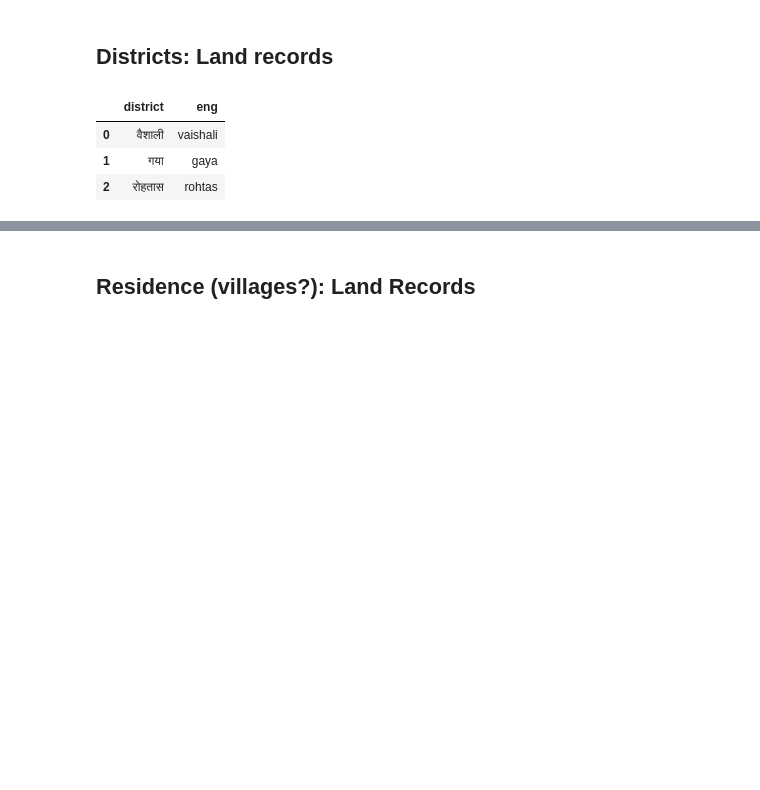
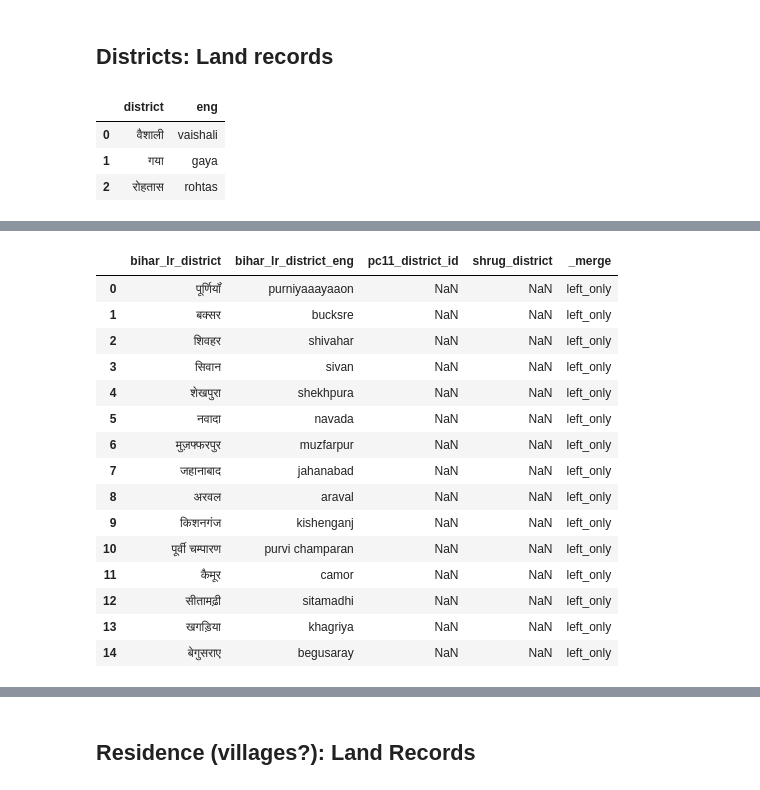
Before and after one commit to in-rolls/land, a Jupyter notebook: shrug-scratch/shrug.ipynb, the cells around one changed output, grey strips where cells are left out. Saved outputs shown, nothing was run; the diff lists cells and outputs as text; code cells hidden in the pictures; blank space fills up the shorter version.

```diff
--- a/shrug-scratch/shrug.ipynb
+++ b/shrug-scratch/shrug.ipynb
@@ -320,0 +343,25 @@ df_districts.sort_values("_merge")
+# %%
+# Show only districts found in Bihar land record
+(df_districts
+ .sort_values("_merge")
+ .query("_merge=='left_only'")
+ .remove_columns(["pc11_state_id", "geometry"])
+ .reset_index(drop=True)
+)
+# %% [output]
+|  | bihar_lr_district | bihar_lr_district_eng | pc11_district_id | shrug_district | _merge |
+| 0 | पूर्णियॉं | purniyaaayaaon | NaN | NaN | left_only |
+| 1 | बक्सर | bucksre | NaN | NaN | left_only |
+| 2 | शिवहर | shivahar | NaN | NaN | left_only |
+| 3 | सिवान | sivan | NaN | NaN | left_only |
+| 4 | शेखपुरा | shekhpura | NaN | NaN | left_only |
+| 5 | नवादा | navada | NaN | NaN | left_only |
+| 6 | मुज़फ्फरपुर | muzfarpur | NaN | NaN | left_only |
+| 7 | जहानाबाद | jahanabad | NaN | NaN | left_only |
+| 8 | अरवल | araval | NaN | NaN | left_only |
+| 9 | किशनगंज | kishenganj | NaN | NaN | left_only |
+| 10 | पूर्वी चम्पारण | purvi champaran | NaN | NaN | left_only |
+| 11 | कैमूर | camor | NaN | NaN | left_only |
+| 12 | सीतामढ़ी | sitamadhi | NaN | NaN | left_only |
+| 13 | खगड़िया | khagriya | NaN | NaN | left_only |
+| 14 | बेगुसराए | begusaray | NaN | NaN | left_only |
```
Also changed, not shown: parts of 9 cells of this notebook.
